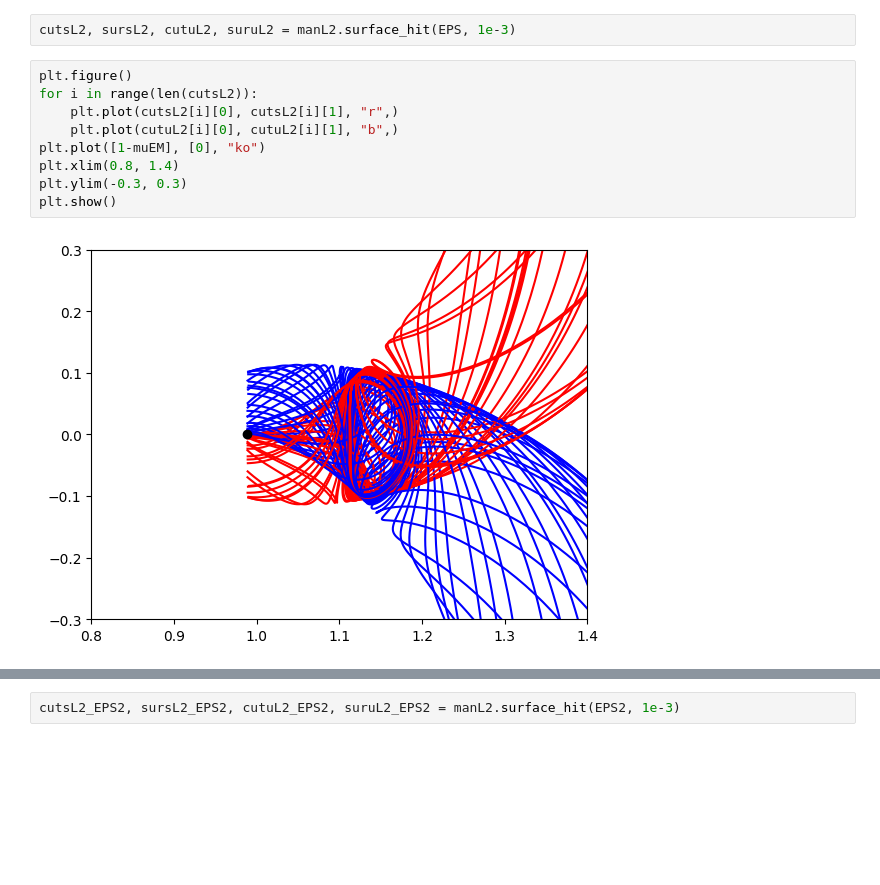
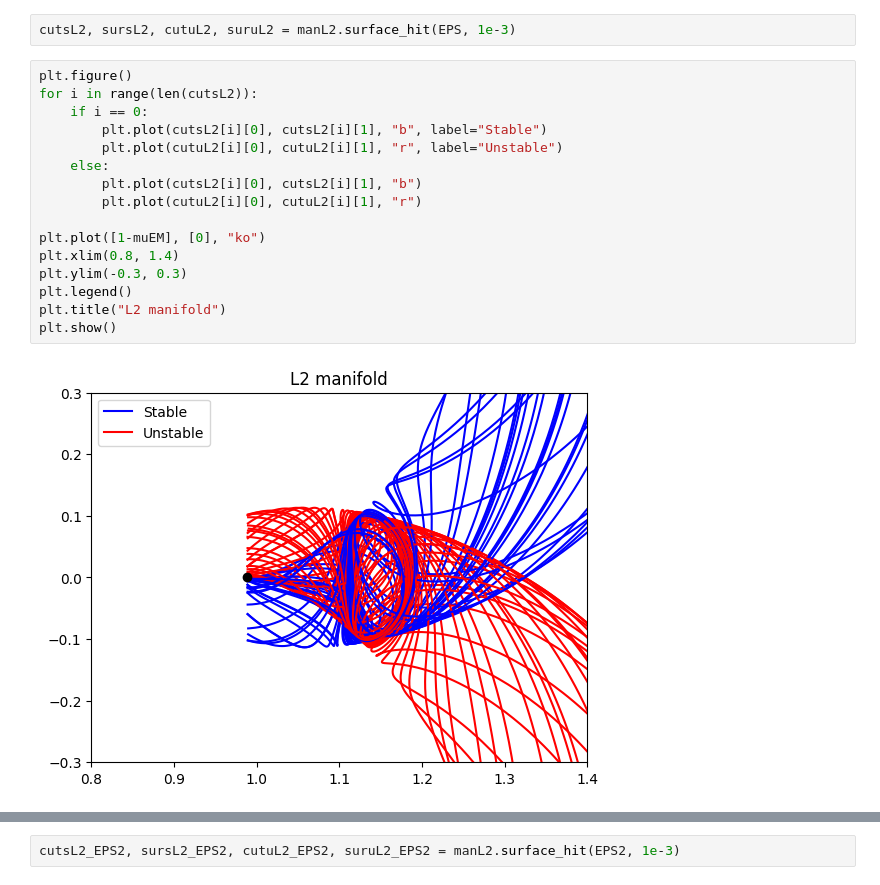
Before and after one commit to Meoli96/Trajectory, a Jupyter notebook: Ex1/test1_2.ipynb, the cells around one changed output, grey strips where cells are left out. Cells and saved outputs as stored; diff of their text form; blank space fills up the shorter version.

```diff
--- a/Ex1/test1_2.ipynb
+++ b/Ex1/test1_2.ipynb
@@ -123,11 +125,18 @@ cutsL2, sursL2, cutuL2, suruL2 = manL2.surface_hit(EPS, 1e-3)
 # %%
 plt.figure()
 for i in range(len(cutsL2)):
-    plt.plot(cutsL2[i][0], cutsL2[i][1], "r",)
-    plt.plot(cutuL2[i][0], cutuL2[i][1], "b",)
+    if i == 0:
+        plt.plot(cutsL2[i][0], cutsL2[i][1], "b", label="Stable")
+        plt.plot(cutuL2[i][0], cutuL2[i][1], "r", label="Unstable")
+    else:
+        plt.plot(cutsL2[i][0], cutsL2[i][1], "b")
+        plt.plot(cutuL2[i][0], cutuL2[i][1], "r")
+
 plt.plot([1-muEM], [0], "ko")
 plt.xlim(0.8, 1.4)
 plt.ylim(-0.3, 0.3)
+plt.legend()
+plt.title("L2 manifold")
 plt.show()
 # %% [output]
-[figure, old version]
+[figure, new version]
```
Also changed, not shown: parts of 10 cells of this notebook, 1 other file.
